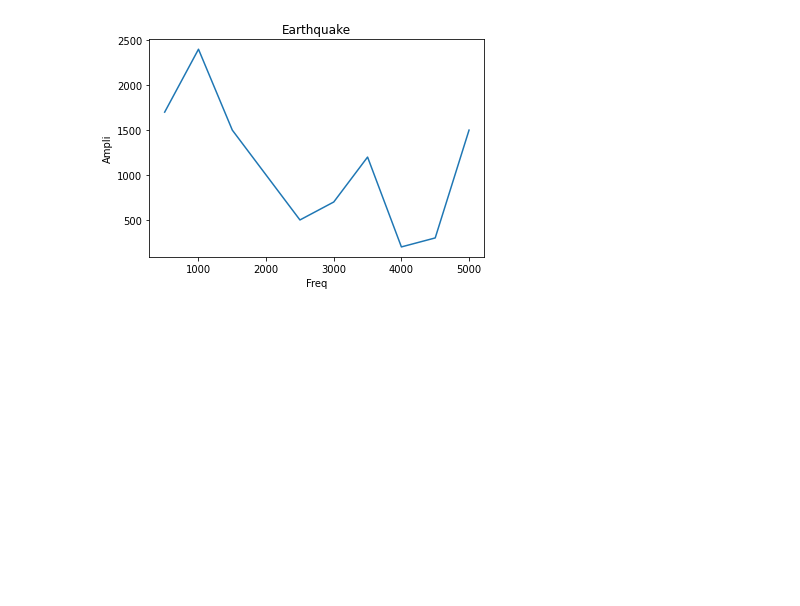
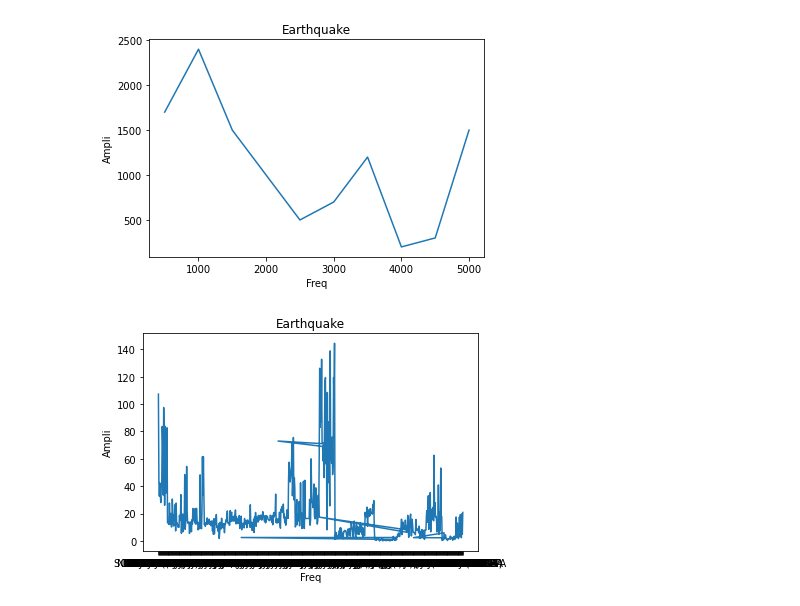
Before and after one commit to pushpak90/weather90.github.io, a Jupyter notebook: graph.ipynb, the cells around one changed output. Saved outputs shown, nothing was run; the diff lists cells and outputs as text; code cells hidden in the pictures; blank space fills up the shorter version.

Commit message:
graph

```diff
--- a/graph.ipynb
+++ b/graph.ipynb
@@ -29,3 +29,15 @@ plt.ylabel('Ampli')
 plt.show()
 # %% [output]
 [figure]
+# %%
+import pandas as pd
+dataset = pd.read_csv("District_Rainfall_Normal_0.csv")
+x = dataset['DISTRICT']
+y = dataset['JAN']
+plt.plot(x, y)
+plt.title('Earthquake')
+plt.xlabel('Freq')
+plt.ylabel('Ampli')
+plt.show()
+# %% [output]
+[figure, added]
```
Also changed, not shown: parts of 2 cells of this notebook, 3 other files.
